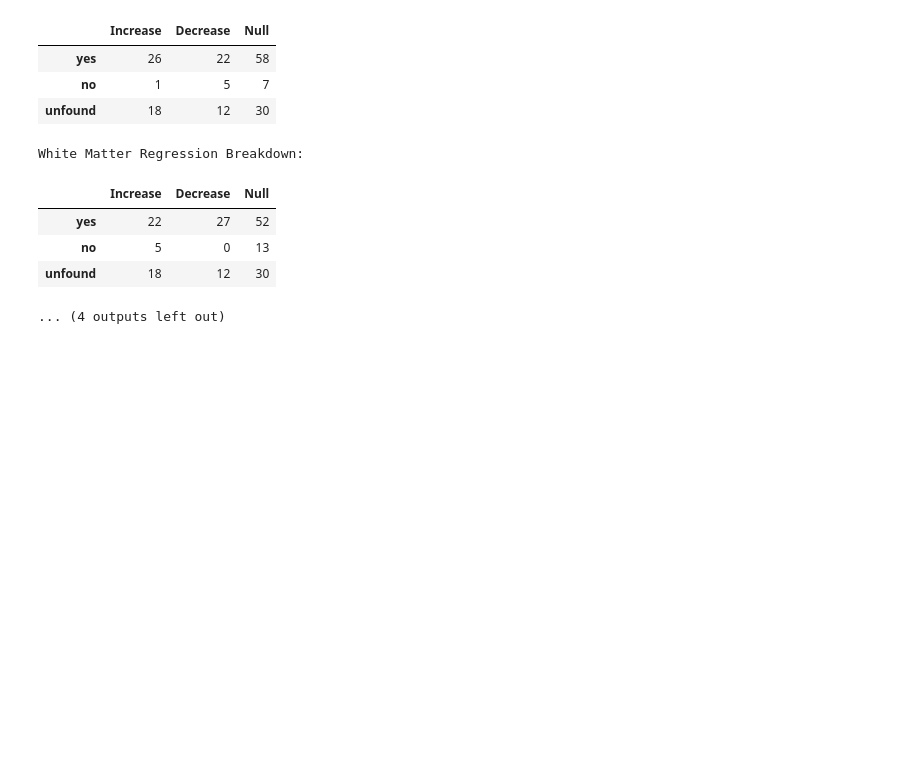
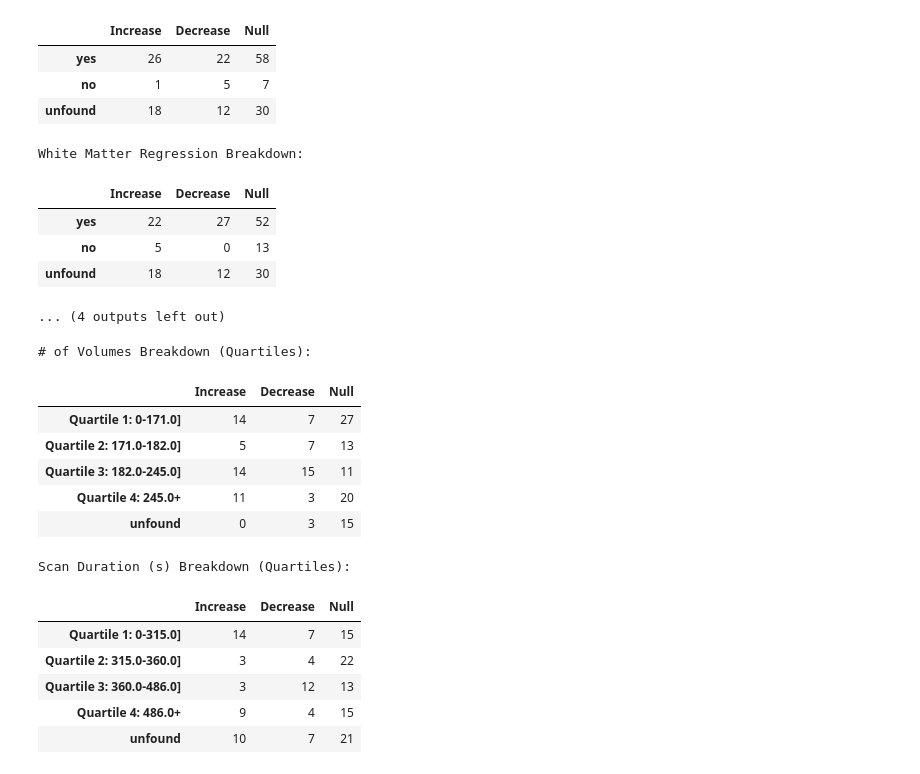
Before and after one commit to danielfrees/rsfMRI_LitReview, a Jupyter notebook: Data_Investigation_LR.ipynb, the cells around one changed output. Cells and saved outputs as stored; diff of their text form; code cells hidden in the pictures; blank space fills up the shorter version.

Commit message:
Added Quartile based methods breakdowns for vols and scan duration

```diff
--- a/Data_Investigation_LR.ipynb
+++ b/Data_Investigation_LR.ipynb
@@ -247,6 +251,23 @@ White Matter Regression Breakdown:
 | no | 5 | 0 | 13 |
 | unfound | 18 | 12 | 30 |
 ... (4 outputs left out)
+# %%
+resultsByMethodQuartiles(data)
+# %% [output]
+# of Volumes Breakdown (Quartiles):
+|  | Increase | Decrease | Null |
+| Quartile 1: 0-171.0] | 14 | 7 | 27 |
+| Quartile 2: 171.0-182.0] | 5 | 7 | 13 |
+| Quartile 3: 182.0-245.0] | 14 | 15 | 11 |
+| Quartile 4: 245.0+ | 11 | 3 | 20 |
+| unfound | 0 | 3 | 15 |
+Scan Duration (s) Breakdown (Quartiles):
+|  | Increase | Decrease | Null |
+| Quartile 1: 0-315.0] | 14 | 7 | 15 |
+| Quartile 2: 315.0-360.0] | 3 | 4 | 22 |
+| Quartile 3: 360.0-486.0] | 3 | 12 | 13 |
+| Quartile 4: 486.0+ | 9 | 4 | 15 |
+| unfound | 10 | 7 | 21 |
 # %%
 #COUNT EVERYTHING UP AND REPORT IT!
 #Note: As of latest update, stats now holds UW count, TBI sample size weighted counted, total sample size weighted count (in that order)
```
Also changed, not shown: parts of 4 cells of this notebook, 1 other file.
